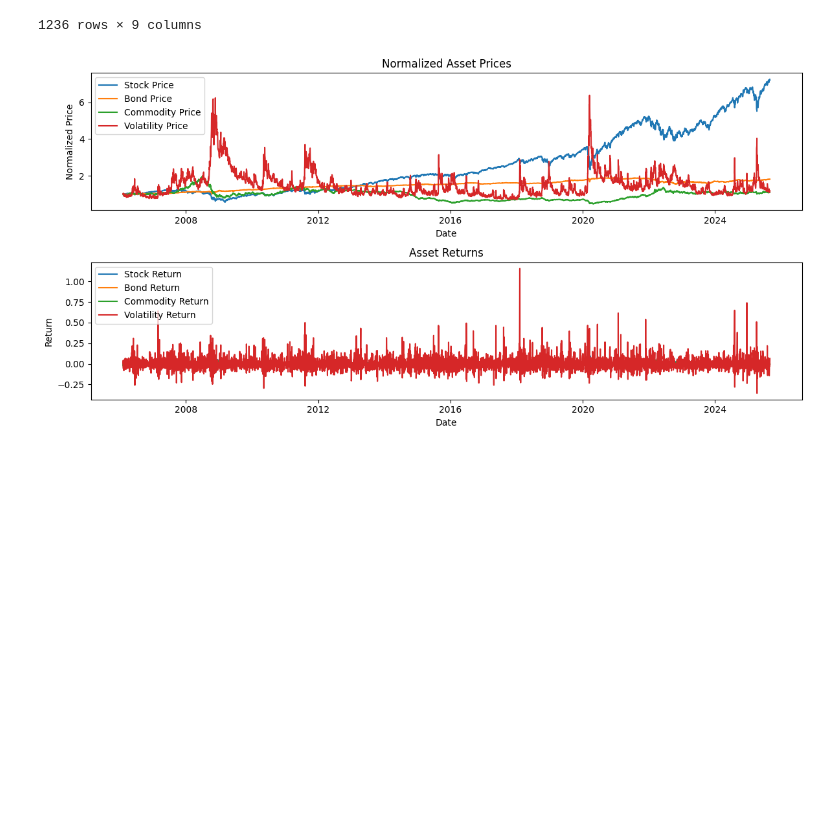
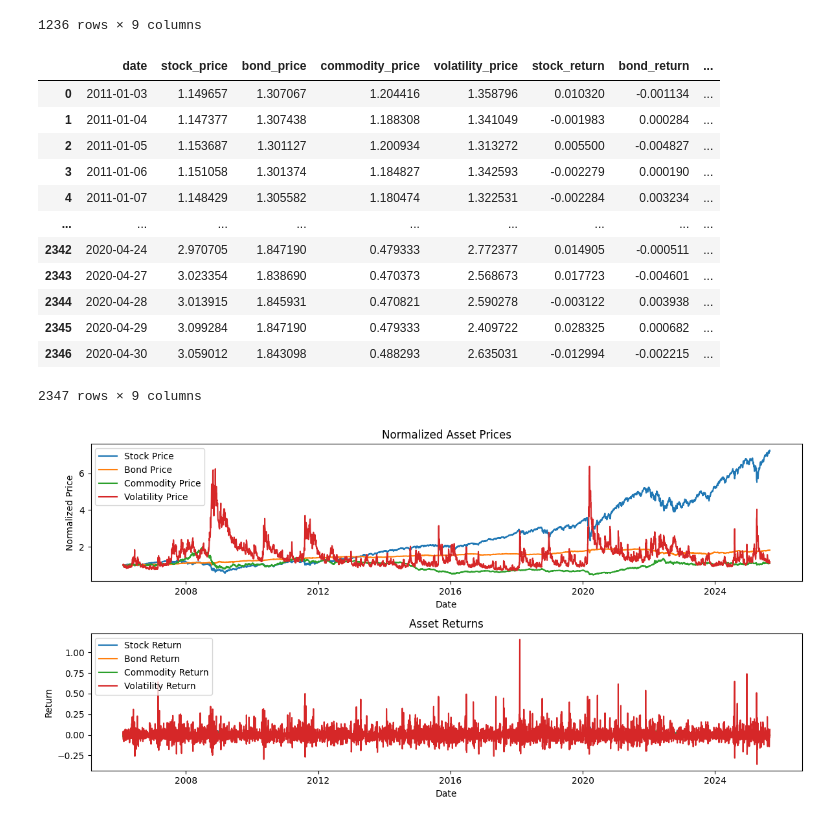
Before and after one commit to BelmudesLSB/quant-finance-projects, a Jupyter notebook: lstm_portfolio_opt/weight_construction.ipynb, the cells around one changed output. Cells and saved outputs as stored; diff of their text form; code cells hidden in the pictures; blank space fills up the shorter version.

```diff
--- a/lstm_portfolio_opt/weight_construction.ipynb
+++ b/lstm_portfolio_opt/weight_construction.ipynb
@@ -83,6 +83,22 @@ df_train
 | 1234 | 2010-12-30 | 1.138439 | 1.303231 | 1.176992 | 1.351852 | -0.001231 | -0.000759 | ... |
 | 1235 | 2010-12-31 | 1.137913 | 1.308551 | 1.199191 | 1.369599 | -0.000462 | 0.004082 | ... |
 1236 rows × 9 columns
+# %%
+df_test
+# %% [output]
+|  | date | stock_price | bond_price | commodity_price | volatility_price | stock_return | bond_return | ... |
+| 0 | 2011-01-03 | 1.149657 | 1.307067 | 1.204416 | 1.358796 | 0.010320 | -0.001134 | ... |
+| 1 | 2011-01-04 | 1.147377 | 1.307438 | 1.188308 | 1.341049 | -0.001983 | 0.000284 | ... |
+| 2 | 2011-01-05 | 1.153687 | 1.301127 | 1.200934 | 1.313272 | 0.005500 | -0.004827 | ... |
+| 3 | 2011-01-06 | 1.151058 | 1.301374 | 1.184827 | 1.342593 | -0.002279 | 0.000190 | ... |
+| 4 | 2011-01-07 | 1.148429 | 1.305582 | 1.180474 | 1.322531 | -0.002284 | 0.003234 | ... |
+| ... | ... | ... | ... | ... | ... | ... | ... | ... |
+| 2342 | 2020-04-24 | 2.970705 | 1.847190 | 0.479333 | 2.772377 | 0.014905 | -0.000511 | ... |
+| 2343 | 2020-04-27 | 3.023354 | 1.838690 | 0.470373 | 2.568673 | 0.017723 | -0.004601 | ... |
+| 2344 | 2020-04-28 | 3.013915 | 1.845931 | 0.470821 | 2.590278 | -0.003122 | 0.003938 | ... |
+| 2345 | 2020-04-29 | 3.099284 | 1.847190 | 0.479333 | 2.409722 | 0.028325 | 0.000682 | ... |
+| 2346 | 2020-04-30 | 3.059012 | 1.843098 | 0.488293 | 2.635031 | -0.012994 | -0.002215 | ... |
+2347 rows × 9 columns
 # %%
 # Plot stock prices and returns
 plt.figure(figsize=(12, 6))
```
Also changed, not shown: parts of 9 cells of this notebook.
